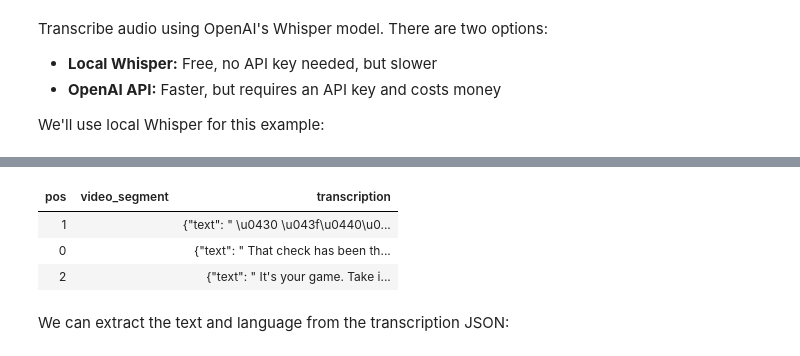
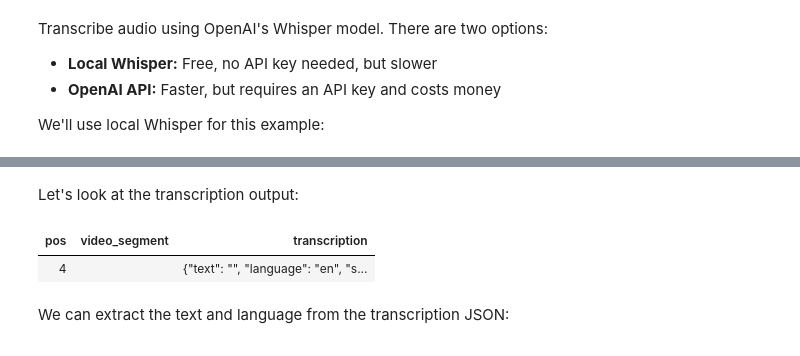
Before and after one commit to apreshill/pxt-primetime, a Jupyter notebook: 02_iterating-with-data.ipynb, the cells around one changed output, grey strips where cells are left out. Drawn from its saved outputs; the diff is of its cells as text; code cells hidden in the pictures.

```diff
--- a/02_iterating-with-data.ipynb
+++ b/02_iterating-with-data.ipynb
@@ -216,10 +246,11 @@ Added 10 column values with 0 errors in 16.82 s (0.59 rows/s)
+# %% [markdown]
+Let's look at the transcription output:
 # %%
-scenes.select(scenes.pos, scenes.video_segment, scenes.transcription).limit(3).collect()
+scenes.select(scenes.pos, scenes.video_segment, scenes.transcription).limit(1).collect()
+#add a where clause for pos = 0
 # %% [output]
 | pos | video_segment | transcription |
-| 1 |  | {"text": " \u0430 \u043f\u0440\u0... |
-| 0 |  | {"text": " That check has been th... |
-| 2 |  | {"text": " It's your game. Take i... |
+| 4 |  | {"text": "", "language": "en", "s... |
 # %% [markdown]
 We can extract the text and language from the transcription JSON:
 # %%
```
Also changed, not shown: parts of 38 cells of this notebook, 2 other files.
